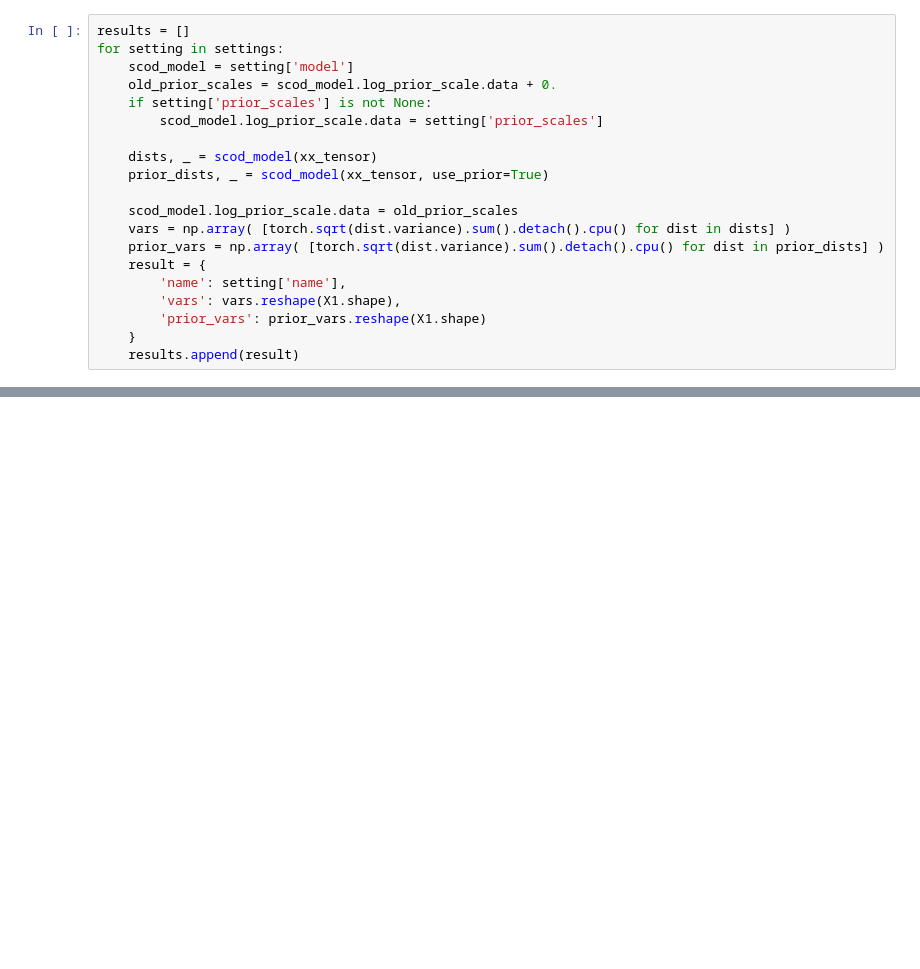
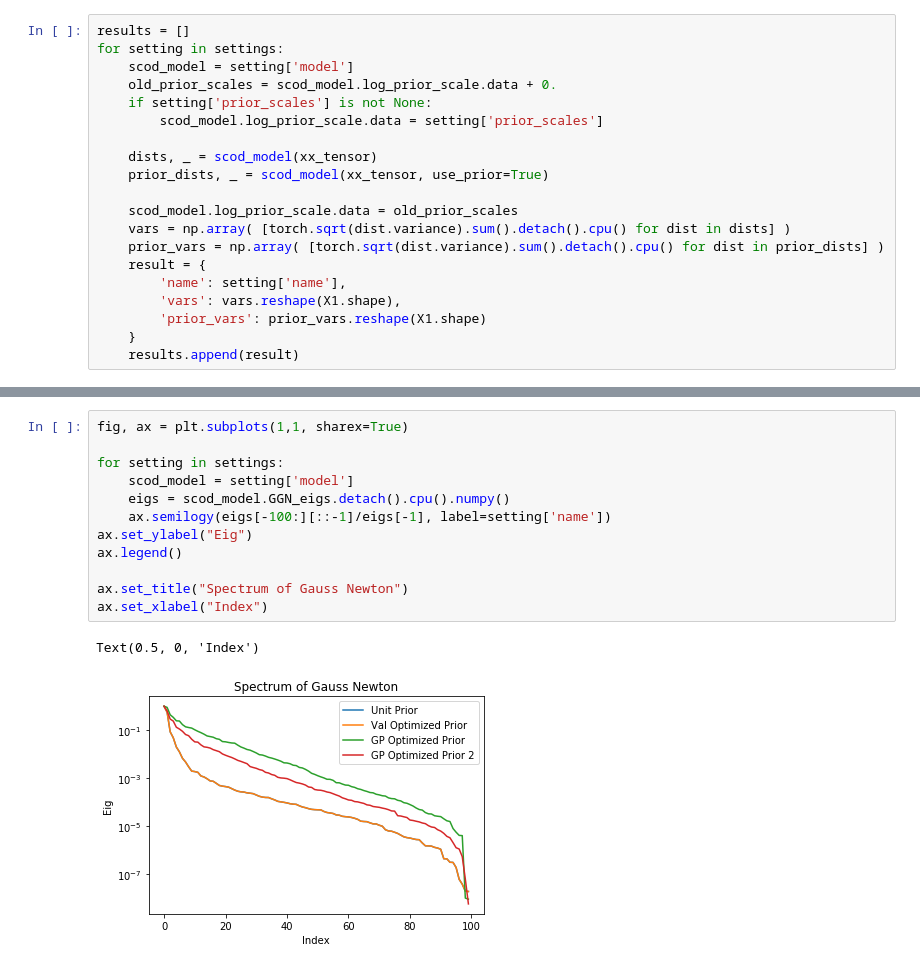
Before and after one commit to StanfordASL/scod-module, a Jupyter notebook: demos/2d_toy_example.ipynb, the cells around one changed output, grey strips where cells are left out. Saved outputs shown, nothing was run; the diff lists cells and outputs as text; blank space fills up the shorter version.

```diff
--- a/demos/2d_toy_example.ipynb
+++ b/demos/2d_toy_example.ipynb
@@ -317,0 +315,15 @@ Text(0.5, 1.0, 'Distribution of per-weight prior variances')
+# %%
+fig, ax = plt.subplots(1,1, sharex=True)
+
+for setting in settings:
+    scod_model = setting['model']
+    eigs = scod_model.GGN_eigs.detach().cpu().numpy()
+    ax.semilogy(eigs[-100:][::-1]/eigs[-1], label=setting['name'])
+ax.set_ylabel("Eig")
+ax.legend()
+
+ax.set_title("Spectrum of Gauss Newton")
+ax.set_xlabel("Index")
+# %% [output]
+Text(0.5, 0, 'Index')
+[figure, added]
```
Also changed, not shown: parts of 9 cells of this notebook, 5 other files.
